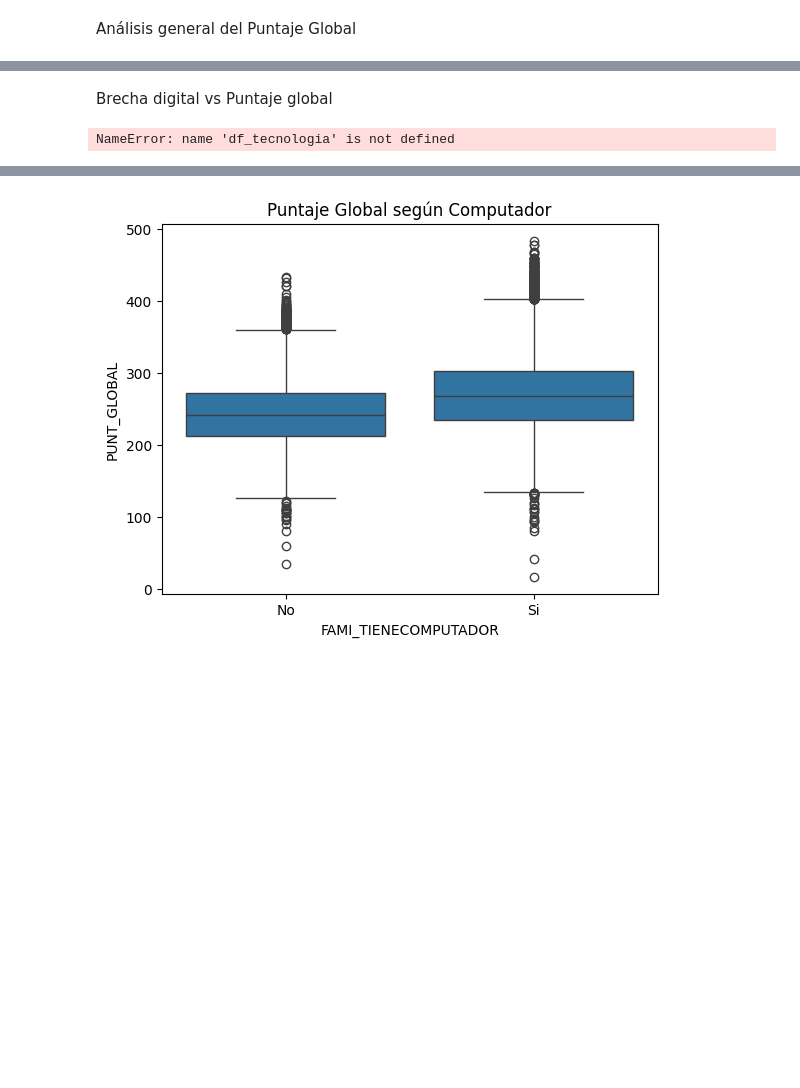
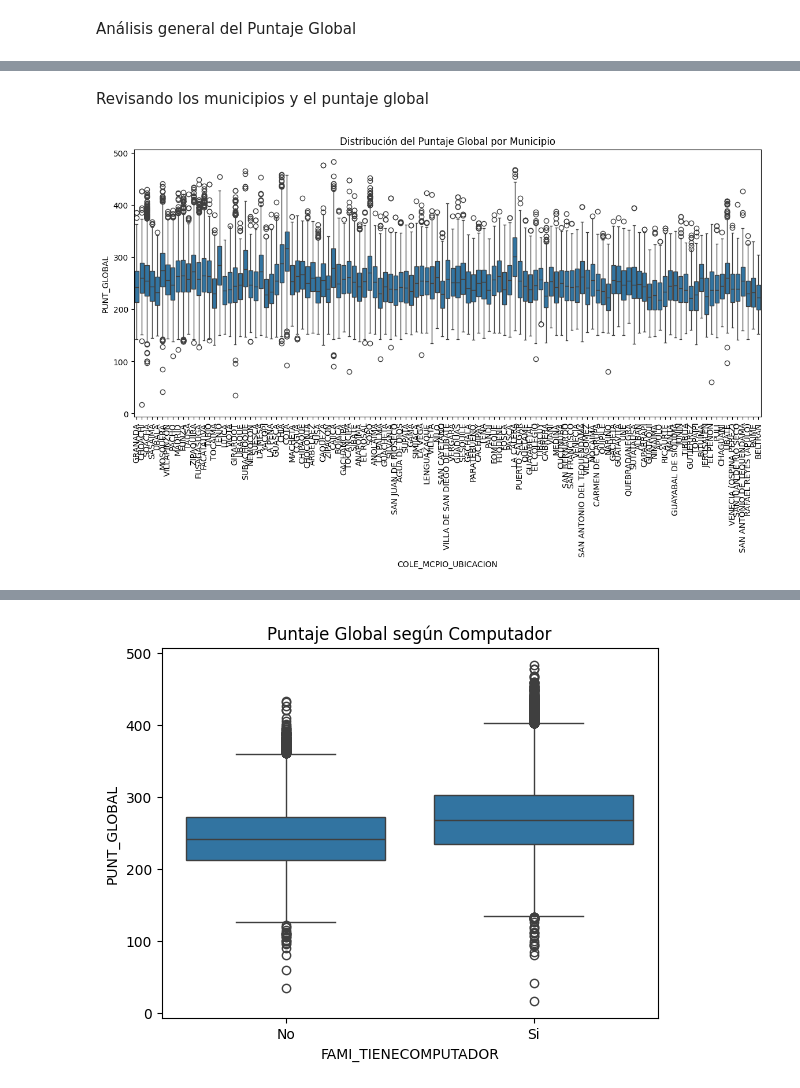
Before and after one commit to isabellagomez2003-sys/Proyecto-1, a Jupyter notebook: pregunta2(Dani).ipynb, the cells around one changed output, grey strips where cells are left out. Saved outputs shown, nothing was run; the diff lists cells and outputs as text; code cells hidden in the pictures; blank space fills up the shorter version.

```diff
--- a/pregunta2(Dani).ipynb
+++ b/pregunta2(Dani).ipynb
@@ -497,7 +292,17 @@ plt.scatter(subset["ESTRATO_NUM"], subset["PUNT_GLOBAL"])
-# %% [markdown]
-Brecha digital vs Puntaje global
-# %%
-#agrupar para ver la media de cuando tiene internet
-df_tecnologia.groupby("FAMI_TIENEINTERNET")["PUNT_GLOBAL"].mean()
-# %% [output]
-NameError: name 'df_tecnologia' is not defined
+# %% [markdown]
+Revisando los municipios y el puntaje global
+# %%
+#puntaje global promedio por municipio en cundinamarca
+df_limpio.groupby('COLE_MCPIO_UBICACION')['PUNT_GLOBAL'].mean().sort_values(ascending=False)
+
+#box plot de los datos del puntaje global por municipio
+plt.figure(figsize=(14,6))
+sns.boxplot(x='COLE_MCPIO_UBICACION',
+            y='PUNT_GLOBAL',
+            data=df_limpio)
+
+plt.xticks(rotation=90)
+plt.title("Distribución del Puntaje Global por Municipio")
+plt.show()
+# %% [output]
+[figure, added]
```
Also changed, not shown: parts of 35 cells of this notebook, 1 other file.
